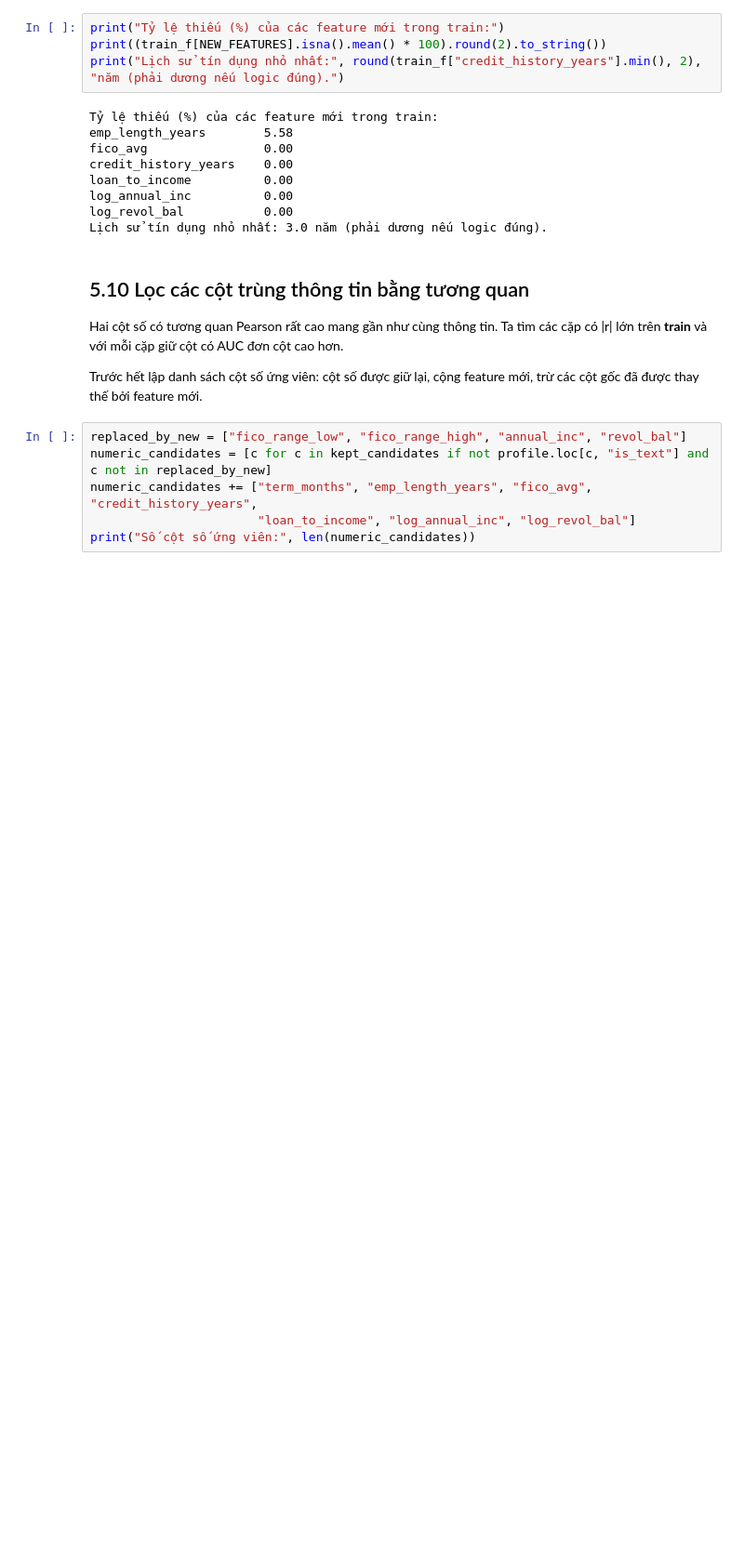
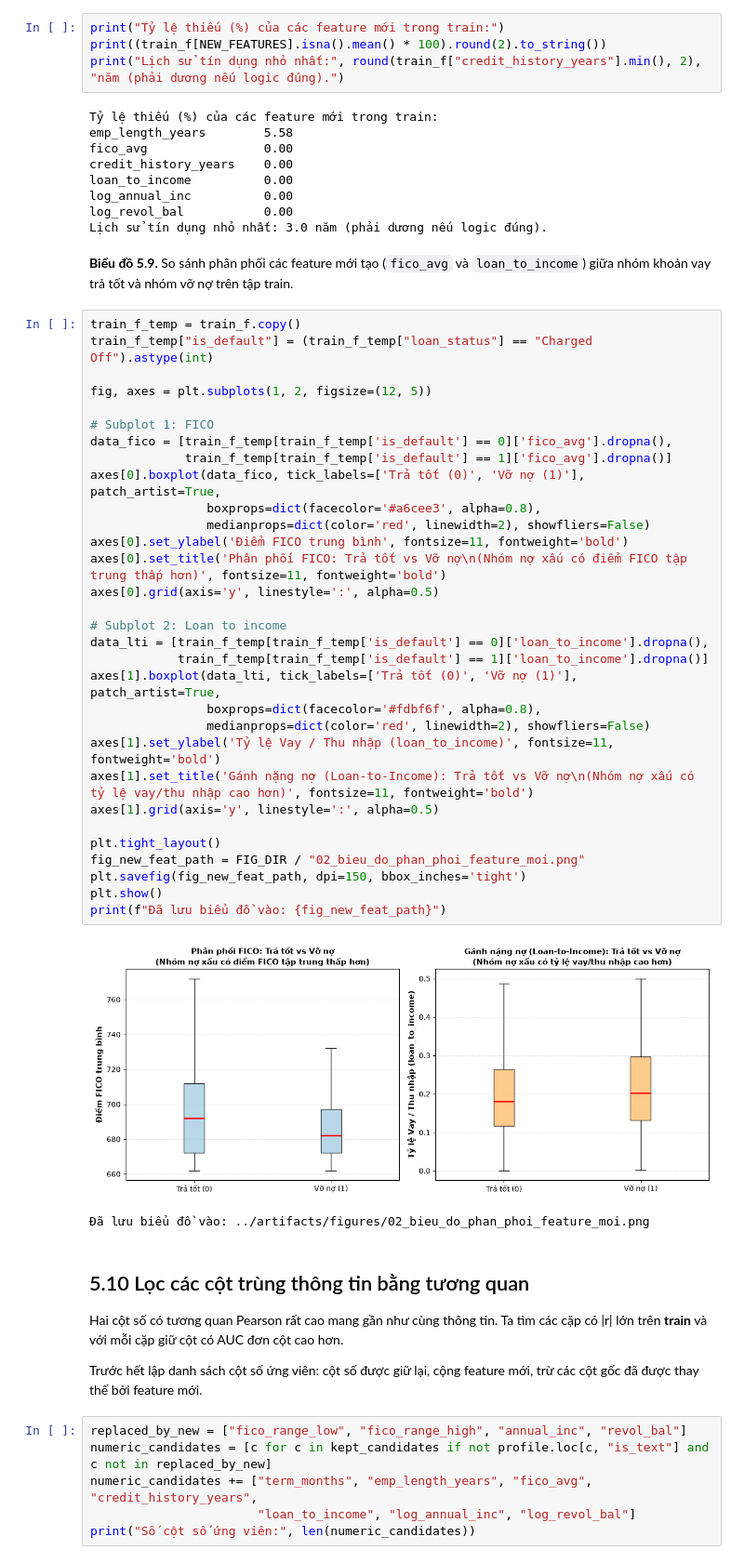
Before and after one commit to Eliza516/Lending-Club-Credit-Scoring, a Jupyter notebook: notebooks/02_lam_sach_va_feature.ipynb, the cells around one changed output. Shown at 93% size. Cells and saved outputs as stored; diff of their text form; blank space fills up the shorter version.

```diff
--- a/notebooks/02_lam_sach_va_feature.ipynb
+++ b/notebooks/02_lam_sach_va_feature.ipynb
@@ -791,6 +847,42 @@ loan_to_income          0.00
 log_annual_inc          0.00
 log_revol_bal           0.00
 Lịch sử tín dụng nhỏ nhất: 3.0 năm (phải dương nếu logic đúng).
+# %% [markdown]
+**Biểu đồ 5.9.** So sánh phân phối các feature mới tạo (`fico_avg` và `loan_to_income`) giữa nhóm khoản vay trả tốt và nhóm vỡ nợ trên tập train.
+# %%
+train_f_temp = train_f.copy()
+train_f_temp["is_default"] = (train_f_temp["loan_status"] == "Charged Off").astype(int)
+
+fig, axes = plt.subplots(1, 2, figsize=(12, 5))
+
+# Subplot 1: FICO
+data_fico = [train_f_temp[train_f_temp['is_default'] == 0]['fico_avg'].dropna(),
+             train_f_temp[train_f_temp['is_default'] == 1]['fico_avg'].dropna()]
+axes[0].boxplot(data_fico, tick_labels=['Trả tốt (0)', 'Vỡ nợ (1)'], patch_artist=True,
+                boxprops=dict(facecolor='#a6cee3', alpha=0.8),
+                medianprops=dict(color='red', linewidth=2), showfliers=False)
+axes[0].set_ylabel('Điểm FICO trung bình', fontsize=11, fontweight='bold')
+axes[0].set_title('Phân phối FICO: Trả tốt vs Vỡ nợ\n(Nhóm nợ xấu có điểm FICO tập trung thấp hơn)', fontsize=11, fontweight='bold')
+axes[0].grid(axis='y', linestyle=':', alpha=0.5)
+
+# Subplot 2: Loan to income
+data_lti = [train_f_temp[train_f_temp['is_default'] == 0]['loan_to_income'].dropna(),
+            train_f_temp[train_f_temp['is_default'] == 1]['loan_to_income'].dropna()]
+axes[1].boxplot(data_lti, tick_labels=['Trả tốt (0)', 'Vỡ nợ (1)'], patch_artist=True,
+                boxprops=dict(facecolor='#fdbf6f', alpha=0.8),
+                medianprops=dict(color='red', linewidth=2), showfliers=False)
+axes[1].set_ylabel('Tỷ lệ Vay / Thu nhập (loan_to_income)', fontsize=11, fontweight='bold')
+axes[1].set_title('Gánh nặng nợ (Loan-to-Income): Trả tốt vs Vỡ nợ\n(Nhóm nợ xấu có tỷ lệ vay/thu nhập cao hơn)', fontsize=11, fontweight='bold')
+axes[1].grid(axis='y', linestyle=':', alpha=0.5)
+
+plt.tight_layout()
+fig_new_feat_path = FIG_DIR / "02_bieu_do_phan_phoi_feature_moi.png"
+plt.savefig(fig_new_feat_path, dpi=150, bbox_inches='tight')
+plt.show()
+print(f"Đã lưu biểu đồ vào: {fig_new_feat_path}")
+# %% [output]
+[figure, added]
+Đã lưu biểu đồ vào: ../artifacts/figures/02_bieu_do_phan_phoi_feature_moi.png
 # %% [markdown]
 ## 5.10 Lọc các cột trùng thông tin bằng tương quan
 Hai cột số có tương quan Pearson rất cao mang gần như cùng thông tin. Ta tìm các cặp có |r| lớn trên **train** và với mỗi cặp giữ cột có AUC đơn cột cao hơn.
```
Also changed, not shown: parts of 12 cells of this notebook.
